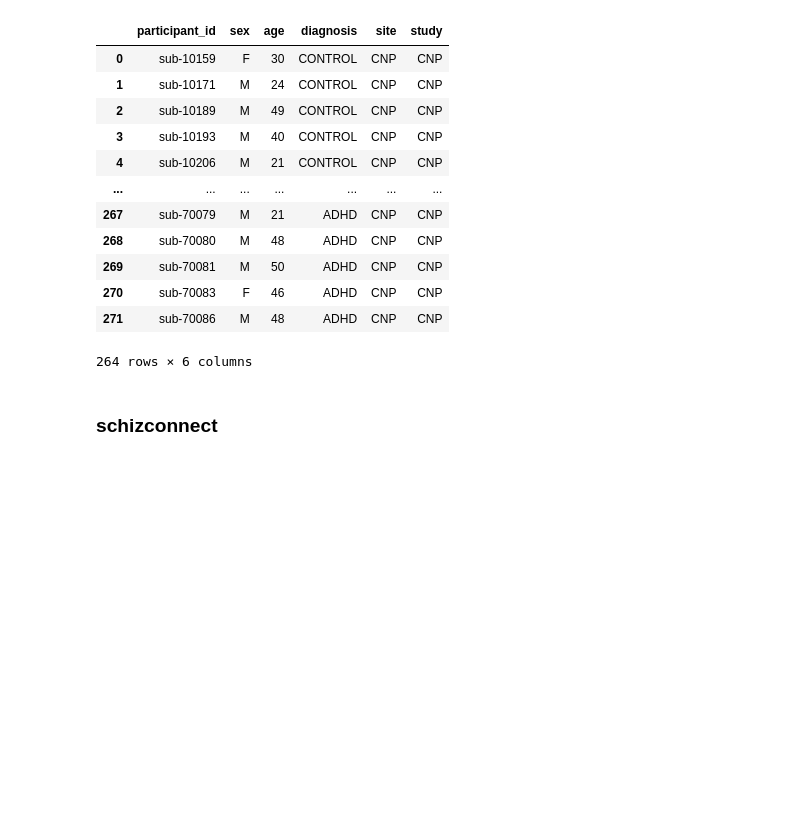
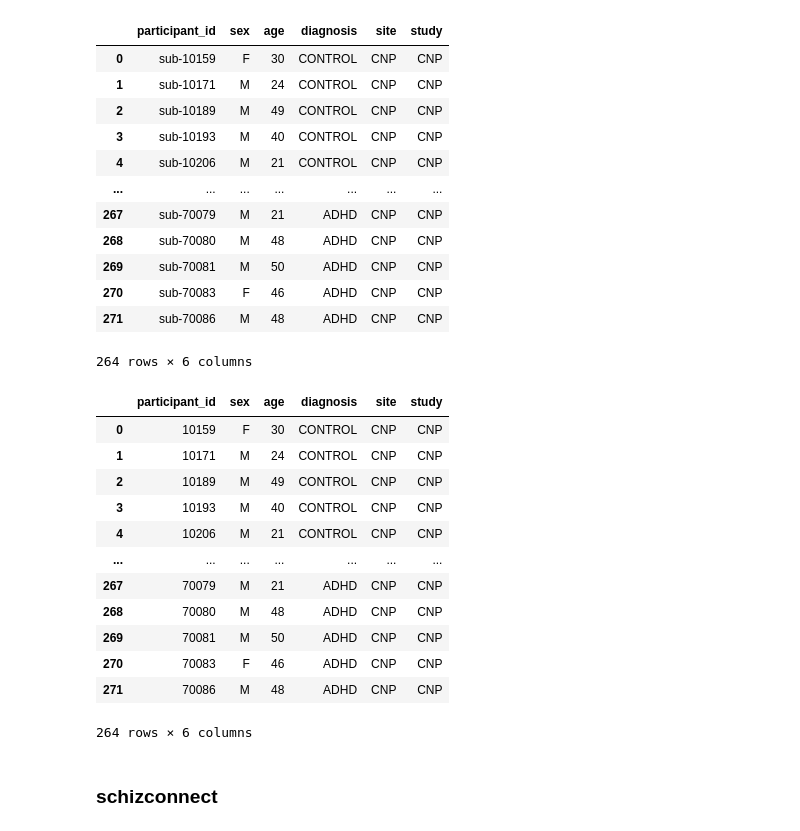
Before and after one commit to neurospin-projects/2023_agaudin_jchavas_folding_supervised, a Jupyter notebook: contrastive/notebooks/fusion_schiz_bases.ipynb, the cells around one changed output. Drawn from its saved outputs; the diff is of its cells as text; code cells hidden in the pictures; blank space fills up the shorter version.

```diff
--- a/contrastive/notebooks/fusion_schiz_bases.ipynb
+++ b/contrastive/notebooks/fusion_schiz_bases.ipynb
@@ -189,6 +190,30 @@ cnp_subjects_processed
 | 270 | sub-70083 | F | 46 | ADHD | CNP | CNP |
 | 271 | sub-70086 | M | 48 | ADHD | CNP | CNP |
 264 rows × 6 columns
+# %%
+# remove 'sub-' from the db
+
+cnp_kept_sub = cnp_subjects_processed.participant_id.values
+
+cured_cnp_sub = remove_sub(cnp_kept_sub)
+
+cnp_subjects_processed['participant_id'] = cured_cnp_sub
+
+cnp_subjects_processed
+# %% [output]
+|  | participant_id | sex | age | diagnosis | site | study |
+| 0 | 10159 | F | 30 | CONTROL | CNP | CNP |
+| 1 | 10171 | M | 24 | CONTROL | CNP | CNP |
+| 2 | 10189 | M | 49 | CONTROL | CNP | CNP |
+| 3 | 10193 | M | 40 | CONTROL | CNP | CNP |
+| 4 | 10206 | M | 21 | CONTROL | CNP | CNP |
+| ... | ... | ... | ... | ... | ... | ... |
+| 267 | 70079 | M | 21 | ADHD | CNP | CNP |
+| 268 | 70080 | M | 48 | ADHD | CNP | CNP |
+| 269 | 70081 | M | 50 | ADHD | CNP | CNP |
+| 270 | 70083 | F | 46 | ADHD | CNP | CNP |
+| 271 | 70086 | M | 48 | ADHD | CNP | CNP |
+264 rows × 6 columns
 # %% [markdown]
 ### schizconnect
 # %%
```
Also changed, not shown: parts of 9 cells of this notebook, 3 other files.
